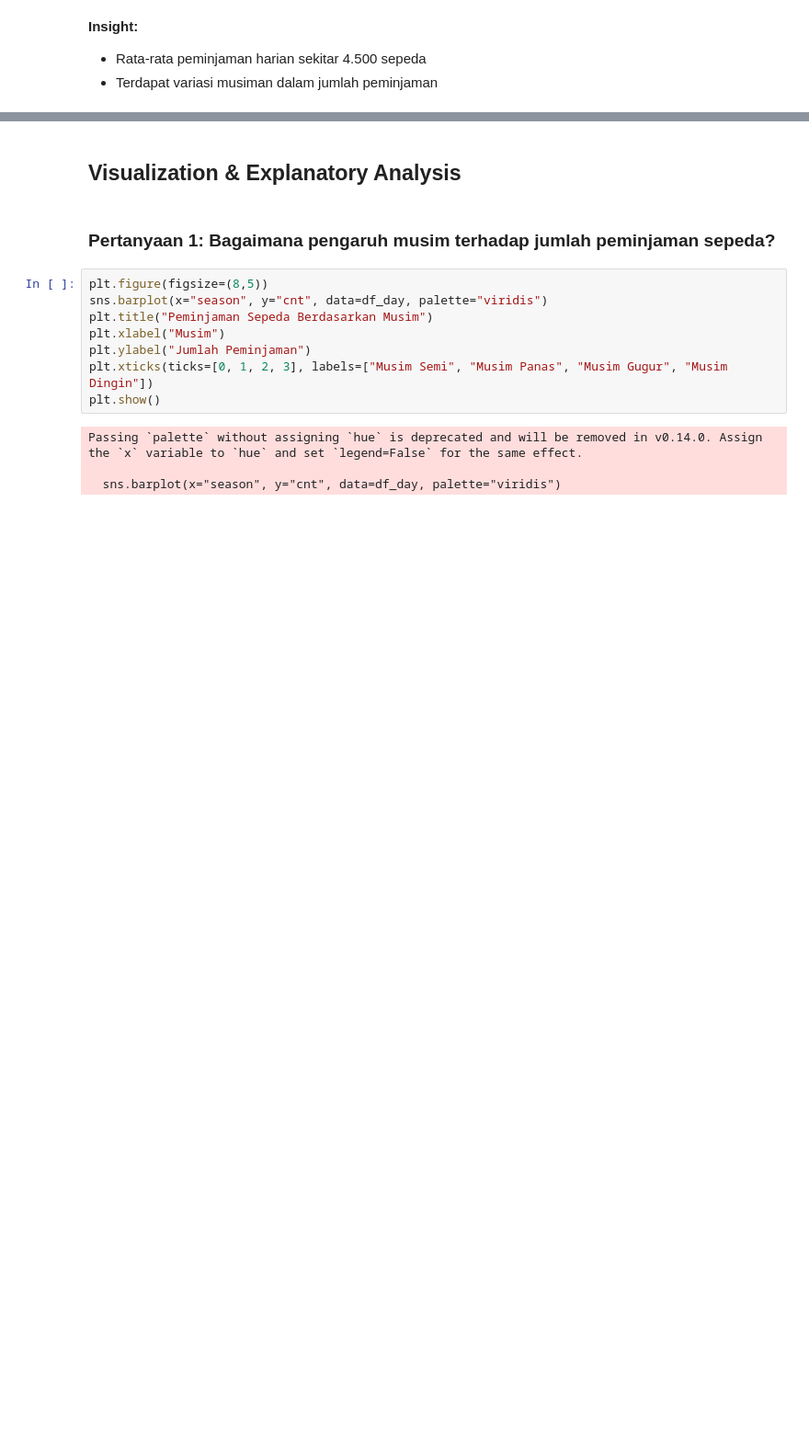
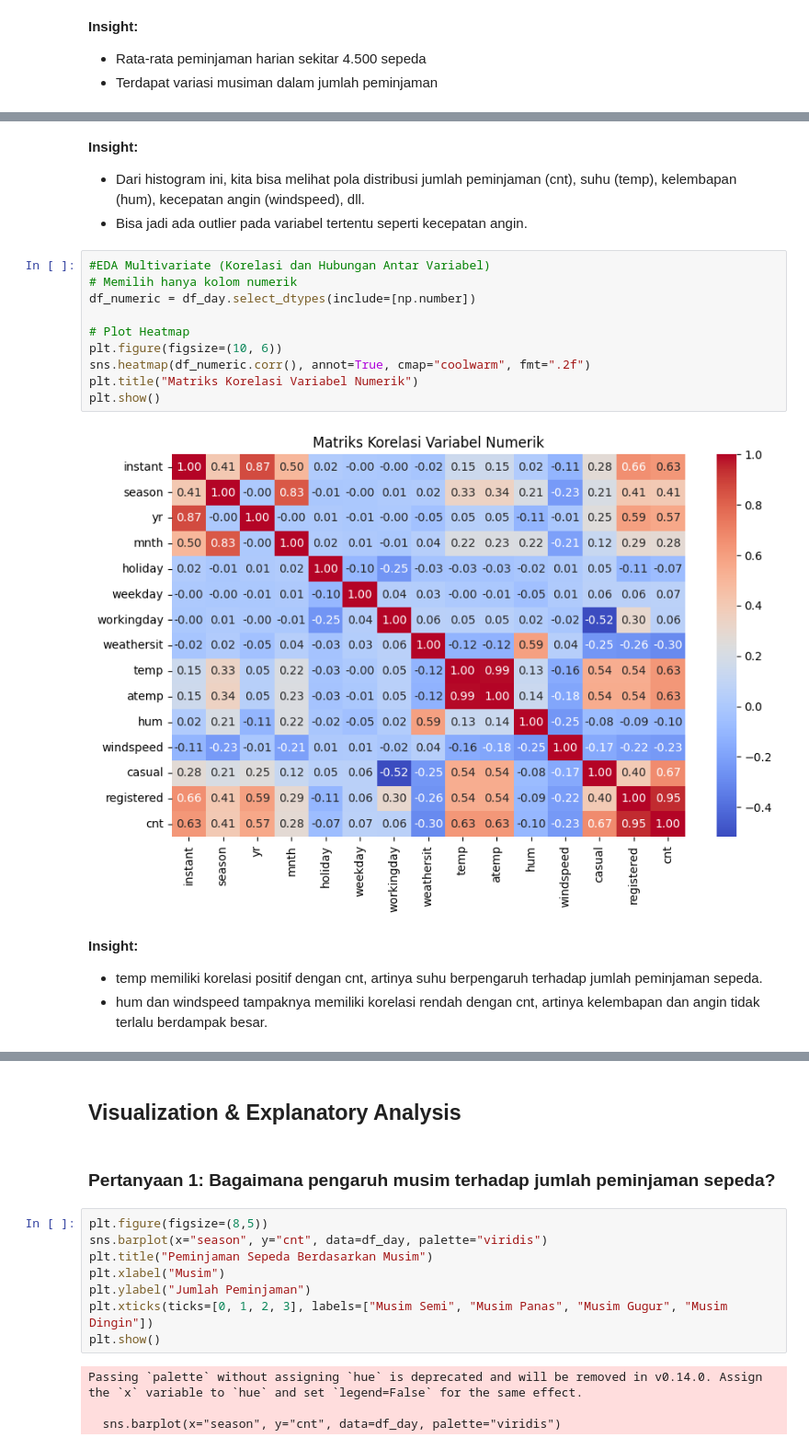
Before and after one commit to sevyrananda/Submission_Analisis-Data-dengan-Python, a Jupyter notebook: proyek.ipynb, the cells around one changed output, grey strips where cells are left out. Shown at 92% size. Drawn from its saved outputs; the diff is of its cells as text; blank space fills up the shorter version.

```diff
--- a/proyek.ipynb
+++ b/proyek.ipynb
@@ -89,0 +144,20 @@ df_day.describe()
+# %% [markdown]
+**Insight:**
+- Dari histogram ini, kita bisa melihat pola distribusi jumlah peminjaman (cnt), suhu (temp), kelembapan (hum), kecepatan angin (windspeed), dll.
+- Bisa jadi ada outlier pada variabel tertentu seperti kecepatan angin.
+# %%
+#EDA Multivariate (Korelasi dan Hubungan Antar Variabel)
+# Memilih hanya kolom numerik
+df_numeric = df_day.select_dtypes(include=[np.number])
+
+# Plot Heatmap
+plt.figure(figsize=(10, 6))
+sns.heatmap(df_numeric.corr(), annot=True, cmap="coolwarm", fmt=".2f")
+plt.title("Matriks Korelasi Variabel Numerik")
+plt.show()
+# %% [output]
+[figure, added]
+# %% [markdown]
+**Insight:**
+- temp memiliki korelasi positif dengan cnt, artinya suhu berpengaruh terhadap jumlah peminjaman sepeda.
+- hum dan windspeed tampaknya memiliki korelasi rendah dengan cnt, artinya kelembapan dan angin tidak terlalu berdampak besar.
```
Also changed, not shown: parts of 13 cells of this notebook, 2 other files.
